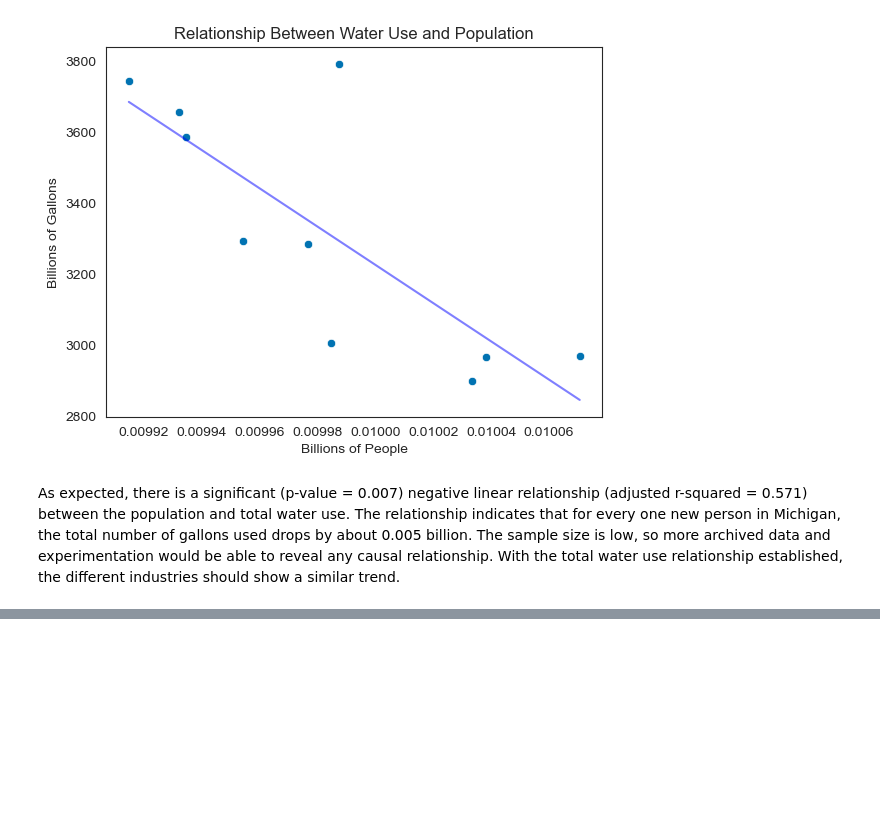
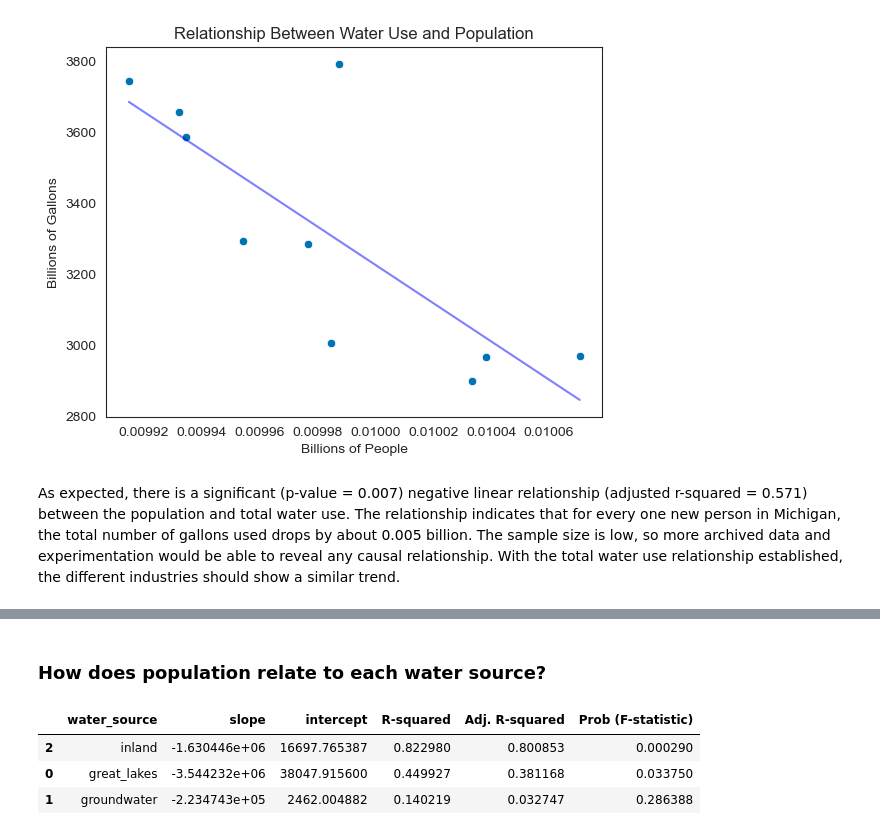
Before and after one commit to jpjavier23/michigan_water_use, a Jupyter notebook: michigan_water_use.ipynb, the cells around one changed output, grey strips where cells are left out. Drawn from its saved outputs; the diff is of its cells as text; code cells hidden in the pictures; blank space fills up the shorter version.

```diff
--- a/michigan_water_use.ipynb
+++ b/michigan_water_use.ipynb
@@ -635,0 +653,28 @@ pi_df
+# %% [markdown]
+### How does population relate to each water source?
+# %%
+y2 = df.groupby(['year', 'water_source'])['water_use (Bil. gal)'].sum().reset_index()
+wat_val = df['water_source'].unique()
+# %%
+pw_list = []
+
+for wat in wat_val:
+    y = y2[y2['water_source'] == wat].reset_index()
+    results = sm.OLS(y['water_use (Bil. gal)'], pop).fit()
+    pw_dict = {
+        'water_source': wat,
+        'slope': results.params['population (Bil.)'],
+        'intercept': results.params['const'],
+        'R-squared': results.rsquared,
+        'Adj. R-squared': results.rsquared_adj,
+        'Prob (F-statistic)': results.f_pvalue
+    }
+    pw_list.append(pw_dict)
+
+pw_df = pd.DataFrame(pw_list).sort_values(by = 'Prob (F-statistic)')
+pw_df
+# %% [output]
+|  | water_source | slope | intercept | R-squared | Adj. R-squared | Prob (F-statistic) |
+| 2 | inland | -1.630446e+06 | 16697.765387 | 0.822980 | 0.800853 | 0.000290 |
+| 0 | great_lakes | -3.544232e+06 | 38047.915600 | 0.449927 | 0.381168 | 0.033750 |
+| 1 | groundwater | -2.234743e+05 | 2462.004882 | 0.140219 | 0.032747 | 0.286388 |
```
Also changed, not shown: parts of 9 cells of this notebook.
